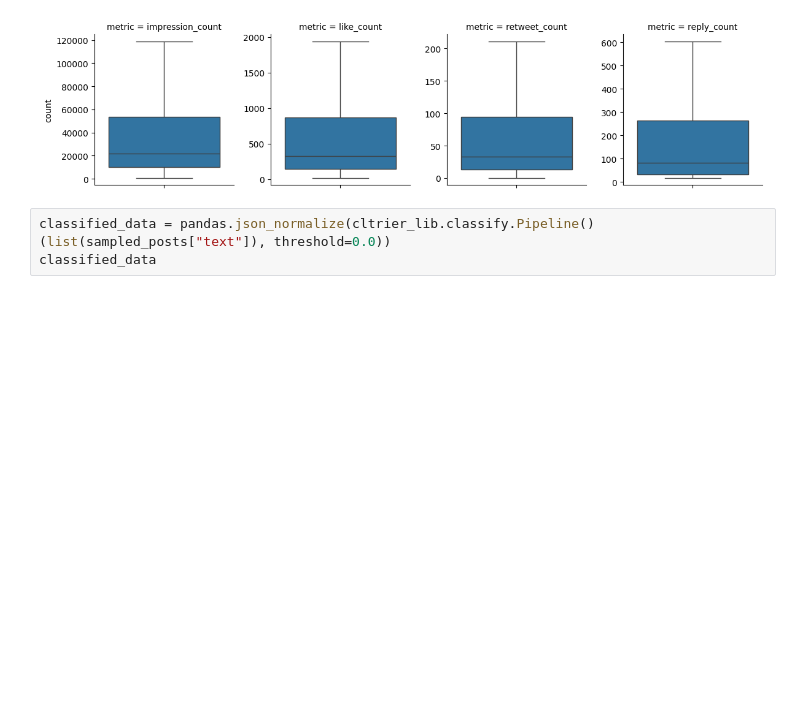
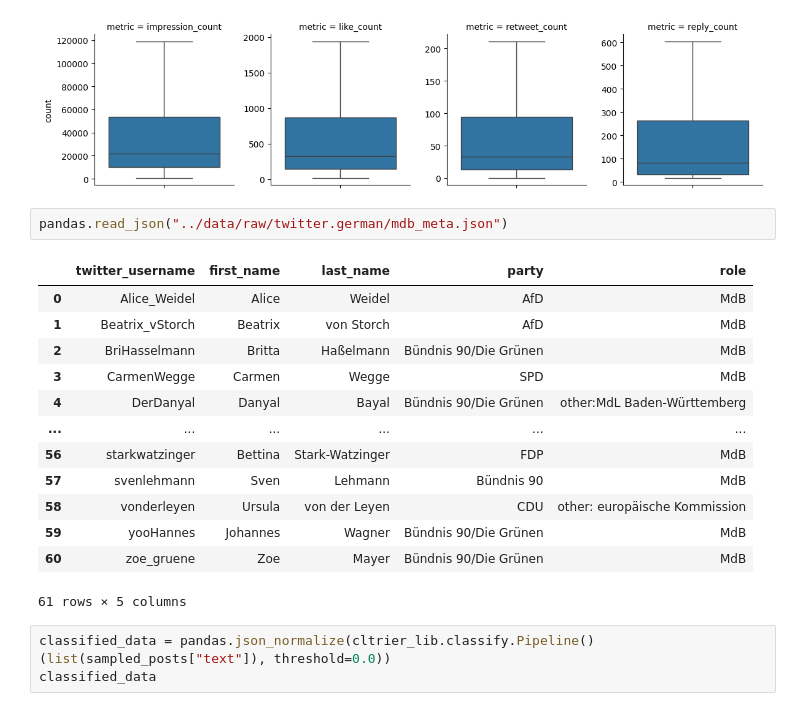
Before and after one commit to cl-trier/TWON-Agents, a Jupyter notebook: notebooks/00--Twitter-Germany-MdBTweets-Processing.ipynb, the cells around one changed output. Cells and saved outputs as stored; diff of their text form; blank space fills up the shorter version.

Commit message:
further data analysis

```diff
--- a/notebooks/00--Twitter-Germany-MdBTweets-Processing.ipynb
+++ b/notebooks/00--Twitter-Germany-MdBTweets-Processing.ipynb
@@ -143,6 +144,22 @@ grid.map_dataframe(seaborn.boxplot, y="count", showfliers=False)
 # %% [output]
 <seaborn.axisgrid.FacetGrid at 0x...>
 [figure]
+# %%
+pandas.read_json("../data/raw/twitter.german/mdb_meta.json")
+# %% [output]
+|  | twitter_username | first_name | last_name | party | role |
+| 0 | Alice_Weidel | Alice | Weidel | AfD | MdB |
+| 1 | Beatrix_vStorch | Beatrix | von Storch | AfD | MdB |
+| 2 | BriHasselmann | Britta | Haßelmann | Bündnis 90/Die Grünen | MdB |
+| 3 | CarmenWegge | Carmen | Wegge | SPD | MdB |
+| 4 | DerDanyal | Danyal | Bayal | Bündnis 90/Die Grünen | other:MdL Baden-Württemberg |
+| ... | ... | ... | ... | ... | ... |
+| 56 | starkwatzinger | Bettina | Stark-Watzinger | FDP | MdB |
+| 57 | svenlehmann | Sven | Lehmann | Bündnis 90 | MdB |
+| 58 | vonderleyen | Ursula | von der Leyen | CDU | other: europäische Kommission |
+| 59 | yooHannes | Johannes | Wagner | Bündnis 90/Die Grünen | MdB |
+| 60 | zoe_gruene | Zoe | Mayer | Bündnis 90/Die Grünen | MdB |
+61 rows × 5 columns
 # %%
 classified_data = pandas.json_normalize(cltrier_lib.classify.Pipeline()(list(sampled_posts["text"]), threshold=0.0))
 classified_data
```
Also changed, not shown: parts of 1 cell of this notebook, 2 other files.
